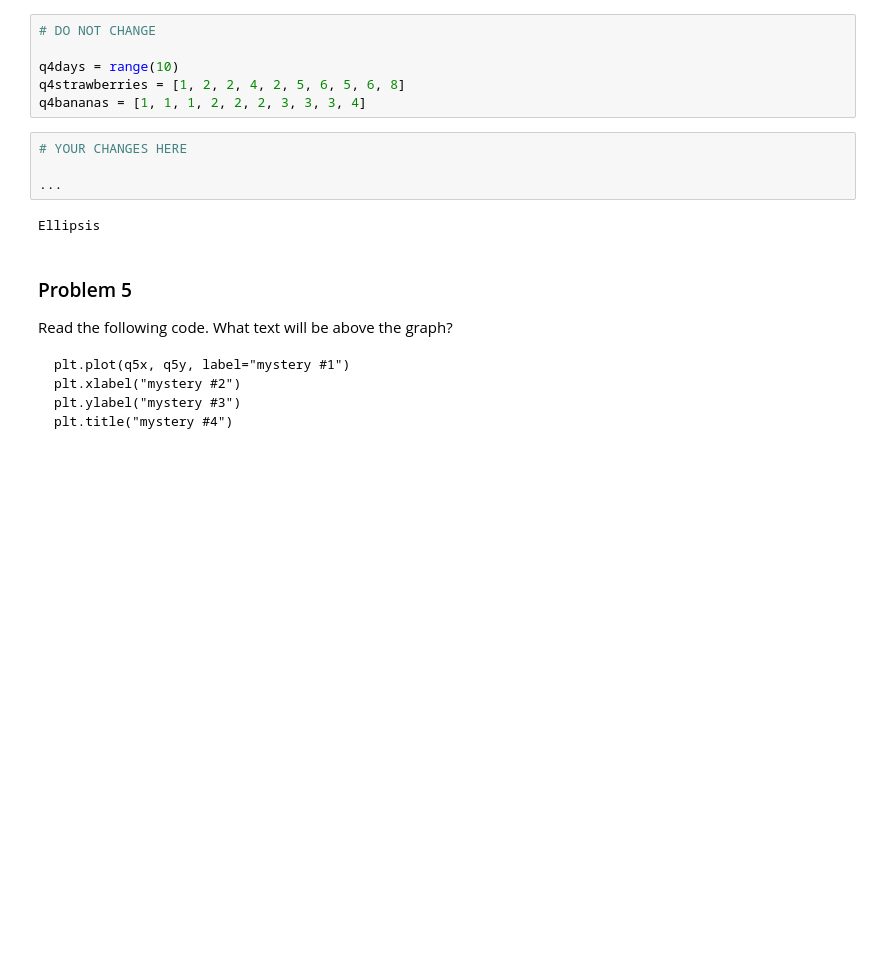
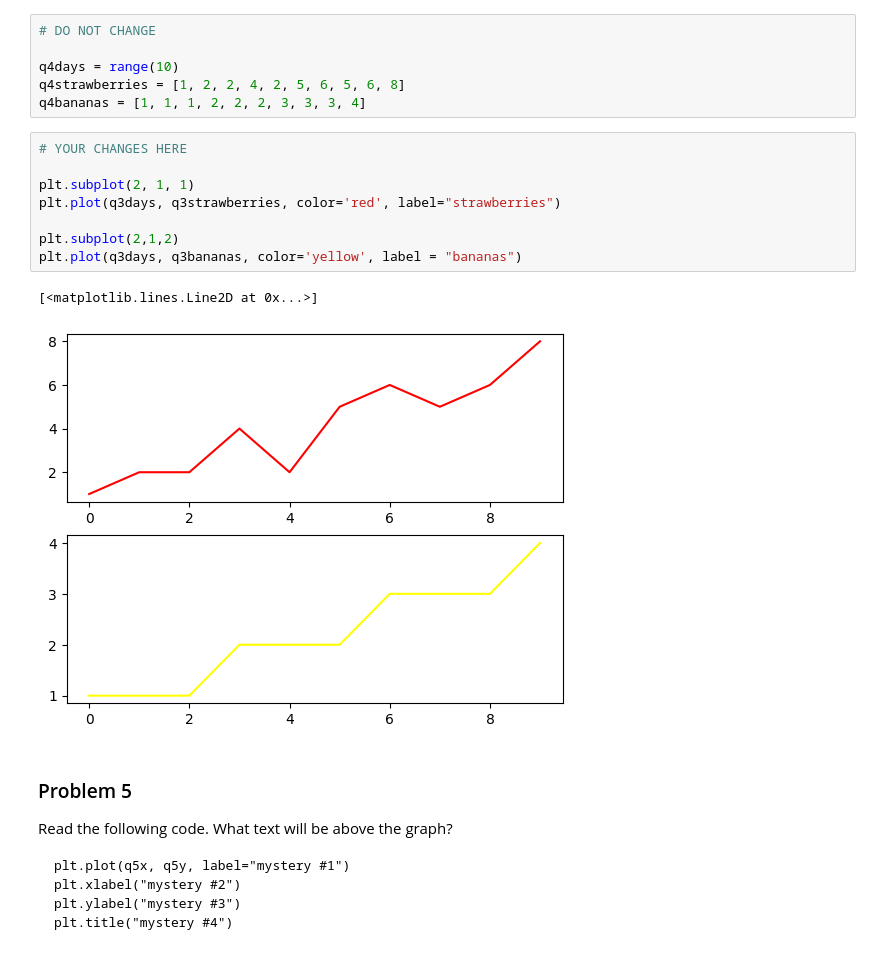
Before and after one commit to apand023/dx602-homework-05, a Jupyter notebook: homework.ipynb, the cells around one changed output. Saved outputs shown, nothing was run; the diff lists cells and outputs as text; blank space fills up the shorter version.

```diff
--- a/homework.ipynb
+++ b/homework.ipynb
@@ -121,12 +130,17 @@ Plot these charts from the same cell using `plt.subplot`.
 q4days = range(10)
 q4strawberries = [1, 2, 2, 4, 2, 5, 6, 5, 6, 8]
 q4bananas = [1, 1, 1, 2, 2, 2, 3, 3, 3, 4]
-# %%
-# YOUR CHANGES HERE
-
-...
-# %% [output]
-Ellipsis
+# %%
+# YOUR CHANGES HERE
+
+plt.subplot(2, 1, 1)
+plt.plot(q3days, q3strawberries, color='red', label="strawberries")
+
+plt.subplot(2,1,2)
+plt.plot(q3days, q3bananas, color='yellow', label = "bananas")
+# %% [output]
+[<matplotlib.lines.Line2D at 0x...>]
+[figure, added]
 # %% [markdown]
 ### Problem 5
 
```
Also changed, not shown: parts of 3 cells of this notebook.
